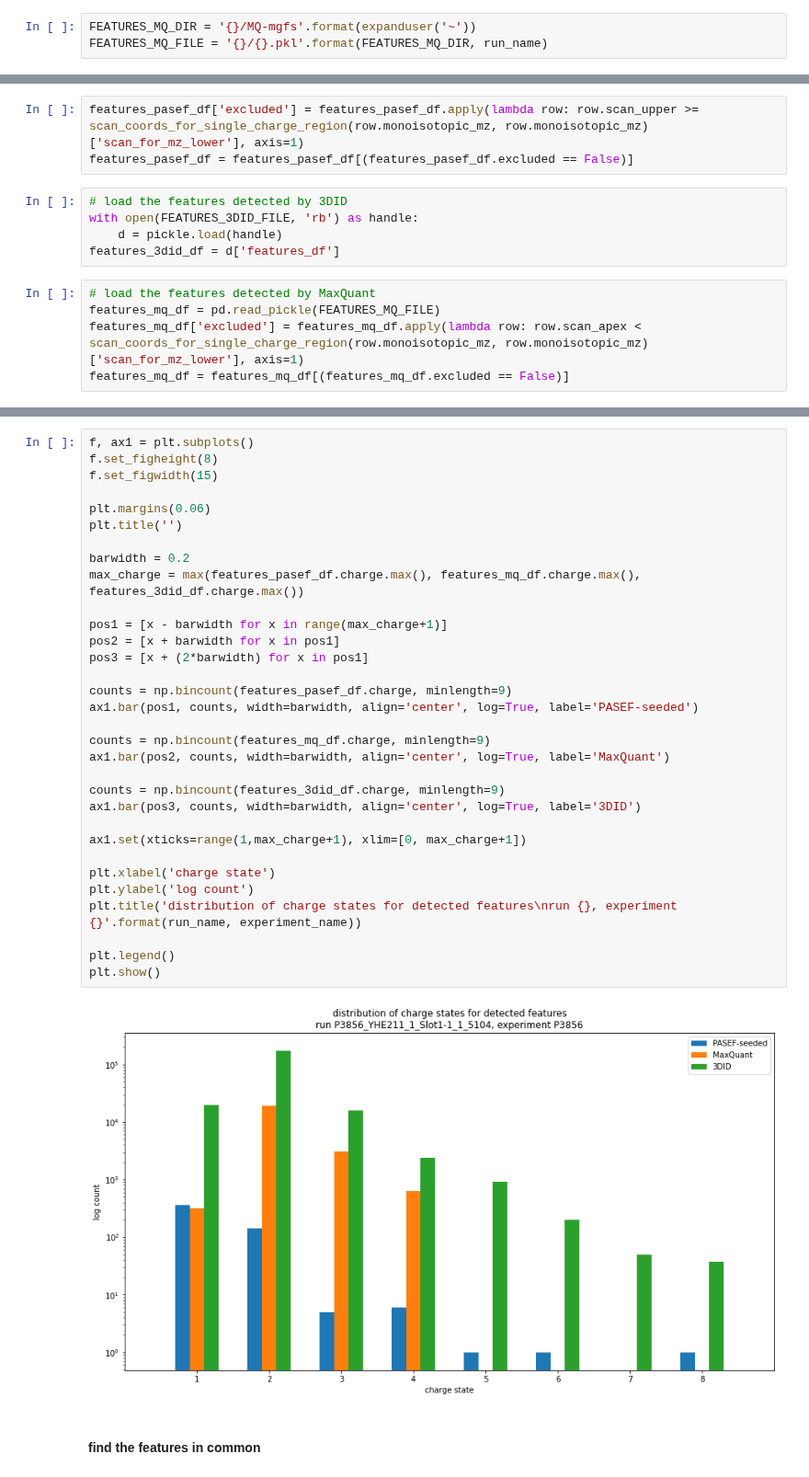
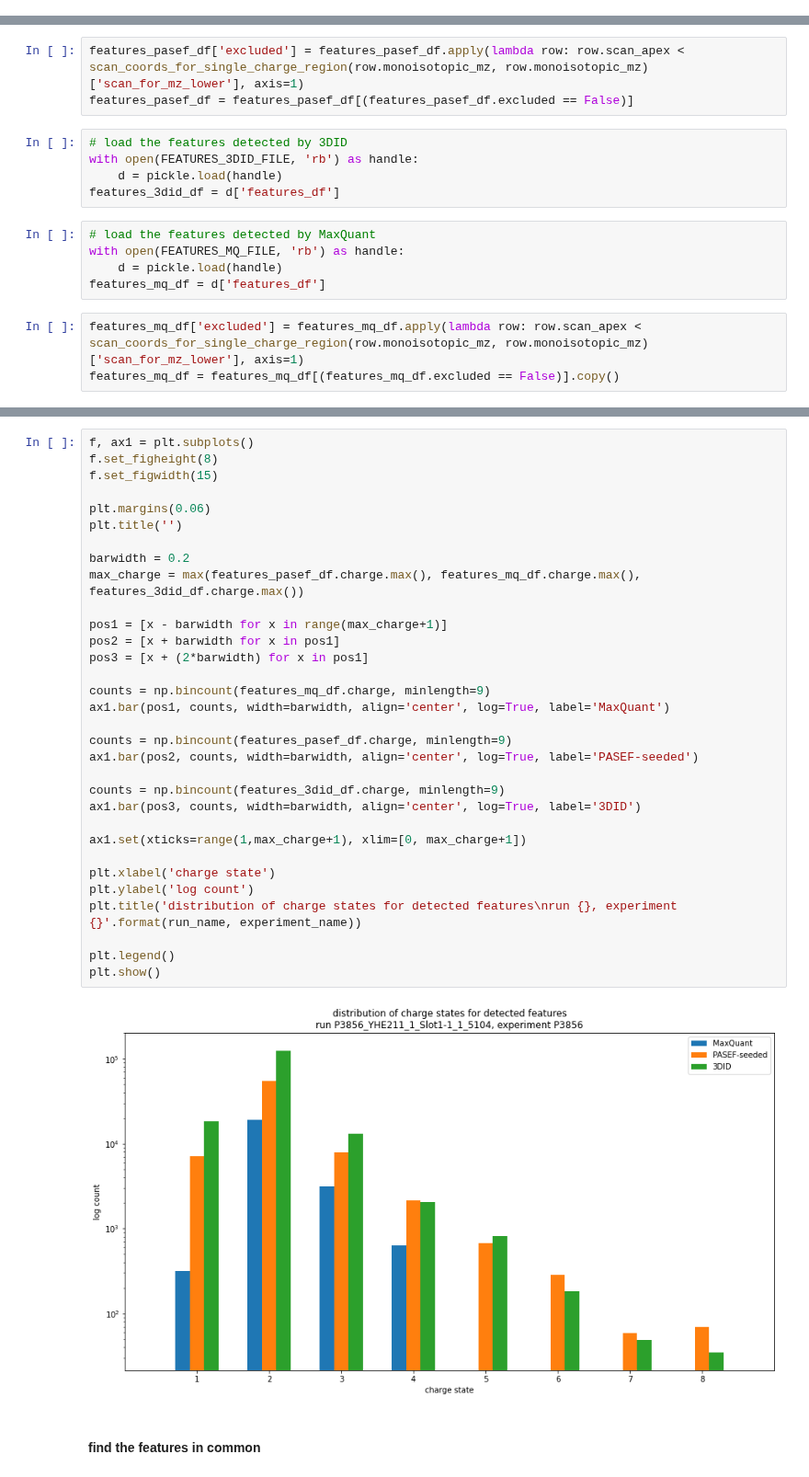
Before and after one commit to WEHI-Proteomics/tfde, a Jupyter notebook: notebooks/paper 4 - features found by both 3DID and PASEF.ipynb, the cells around one changed output, grey strips where cells are left out. Shown at 92% size. Cells and saved outputs as stored; diff of their text form.

```diff
--- a/notebooks/paper 4 - features found by both 3DID and PASEF.ipynb
+++ b/notebooks/paper 4 - features found by both 3DID and PASEF.ipynb
@@ -27,6 +32,3 @@ FEATURES_3DID_FILE = '{}/exp-{}-run-{}-features-3did-dedup.pkl'.format(FEATURES_
-# %%
-FEATURES_MQ_DIR = '{}/MQ-mgfs'.format(expanduser('~'))
-FEATURES_MQ_FILE = '{}/{}.pkl'.format(FEATURES_MQ_DIR, run_name)
 # %%
 MAXIMUM_Q_VALUE = 0.01
 # %% [raw]
@@ -58,18 +60,21 @@ with open(FEATURES_PASEF_FILE, 'rb') as handle:
     d = pickle.load(handle)
 features_pasef_df = d['features_df']
 # %%
-features_pasef_df['excluded'] = features_pasef_df.apply(lambda row: row.scan_upper >= scan_coords_for_single_charge_region(row.monoisotopic_mz, row.monoisotopic_mz)['scan_for_mz_lower'], axis=1)
+features_pasef_df['excluded'] = features_pasef_df.apply(lambda row: row.scan_apex < scan_coords_for_single_charge_region(row.monoisotopic_mz, row.monoisotopic_mz)['scan_for_mz_lower'], axis=1)
 features_pasef_df = features_pasef_df[(features_pasef_df.excluded == False)]
 # %%
 # load the features detected by 3DID
 with open(FEATURES_3DID_FILE, 'rb') as handle:
     d = pickle.load(handle)
 features_3did_df = d['features_df']
+# %%
+# load the features detected by MaxQuant
+with open(FEATURES_MQ_FILE, 'rb') as handle:
+    d = pickle.load(handle)
+features_mq_df = d['features_df']
 # %%
-# load the features detected by MaxQuant
-features_mq_df = pd.read_pickle(FEATURES_MQ_FILE)
 features_mq_df['excluded'] = features_mq_df.apply(lambda row: row.scan_apex < scan_coords_for_single_charge_region(row.monoisotopic_mz, row.monoisotopic_mz)['scan_for_mz_lower'], axis=1)
-features_mq_df = features_mq_df[(features_mq_df.excluded == False)]
+features_mq_df = features_mq_df[(features_mq_df.excluded == False)].copy()
 # %%
 print('{} features from PASEF, {} features from MaxQuant, {} features from 3DID'.format(len(features_pasef_df), len(features_mq_df), len(features_3did_df)))
 # %% [output]
@@ -108,37 +114,37 @@ Name: charge, dtype: int64
 # %%
 f, ax1 = plt.subplots()
 f.set_figheight(8)
 f.set_figwidth(15)
 
 plt.margins(0.06)
 plt.title('')
 
 barwidth = 0.2
 max_charge = max(features_pasef_df.charge.max(), features_mq_df.charge.max(), features_3did_df.charge.max())
 
 pos1 = [x - barwidth for x in range(max_charge+1)]
 pos2 = [x + barwidth for x in pos1]
 pos3 = [x + (2*barwidth) for x in pos1]
 
+counts = np.bincount(features_mq_df.charge, minlength=9)
+ax1.bar(pos1, counts, width=barwidth, align='center', log=True, label='MaxQuant')
+
 counts = np.bincount(features_pasef_df.charge, minlength=9)
-ax1.bar(pos1, counts, width=barwidth, align='center', log=True, label='PASEF-seeded')
-
-counts = np.bincount(features_mq_df.charge, minlength=9)
-ax1.bar(pos2, counts, width=barwidth, align='center', log=True, label='MaxQuant')
+ax1.bar(pos2, counts, width=barwidth, align='center', log=True, label='PASEF-seeded')
 
 counts = np.bincount(features_3did_df.charge, minlength=9)
 ax1.bar(pos3, counts, width=barwidth, align='center', log=True, label='3DID')
 
 ax1.set(xticks=range(1,max_charge+1), xlim=[0, max_charge+1])
 
 plt.xlabel('charge state')
 plt.ylabel('log count')
 plt.title('distribution of charge states for detected features\nrun {}, experiment {}'.format(run_name, experiment_name))
 
 plt.legend()
 plt.show()
 # %% [output]
-[figure, old version]
+[figure, new version]
 # %% [markdown]
 #### find the features in common
 # %%
```
Also changed, not shown: parts of 17 cells of this notebook.
